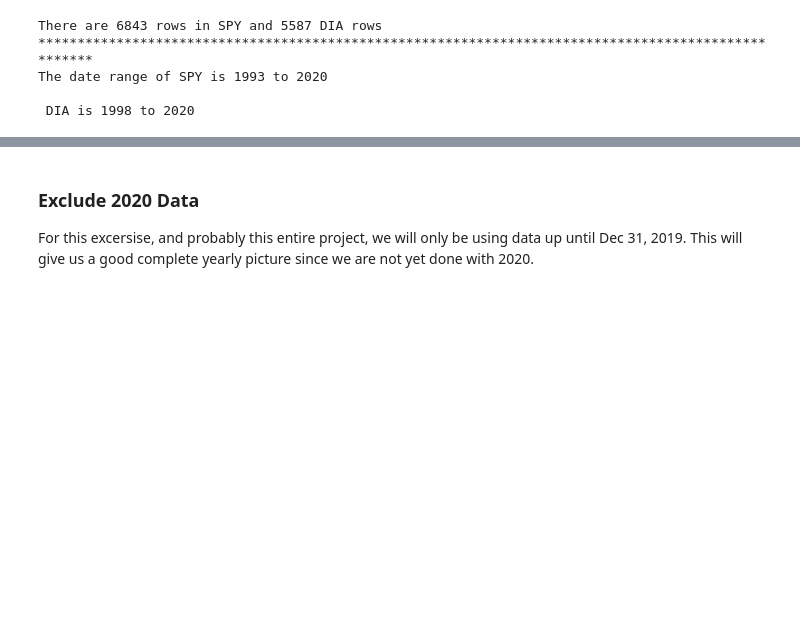
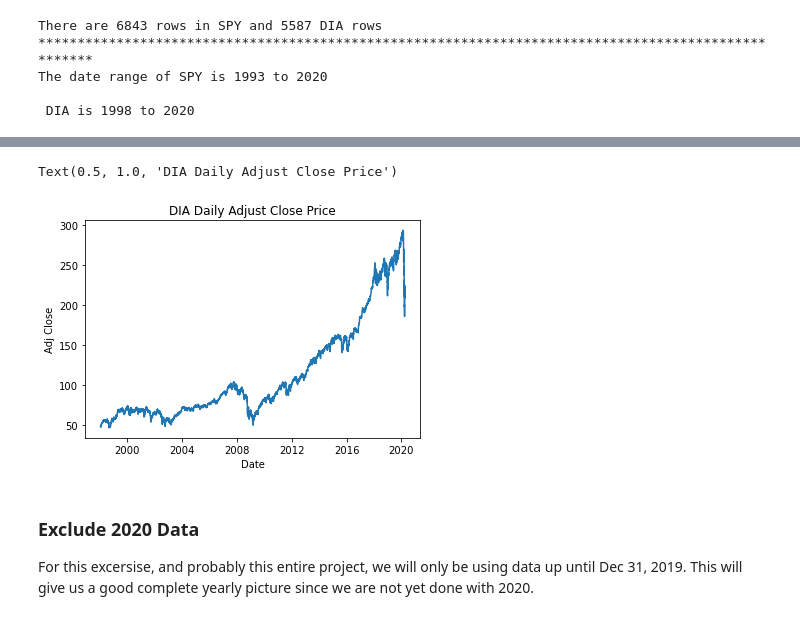
Before and after one commit to bsamaha/SPY-Time-Series-Predictions, a Jupyter notebook: SPY and DIA ETF Analysis.ipynb, the cells around one changed output, grey strips where cells are left out. Cells and saved outputs as stored; diff of their text form; code cells hidden in the pictures; blank space fills up the shorter version.

```diff
--- a/SPY and DIA ETF Analysis.ipynb
+++ b/SPY and DIA ETF Analysis.ipynb
@@ -39,3 +47,10 @@ The date range of SPY is 1993 to 2020
+# %%
+# Plot history of adjusted close price of SPY
+sns.lineplot(x = dia.Date, y=dia['Adj Close'])
+plt.title('DIA Daily Adjust Close Price')
+# %% [output]
+Text(0.5, 1.0, 'DIA Daily Adjust Close Price')
+[figure, added]
 # %% [markdown]
 ### Exclude 2020 Data
 For this excersise, and probably this entire project, we will only be using data up until Dec 31, 2019. This will give us a good complete yearly picture since we are not yet done with 2020.
```
Also changed, not shown: parts of 22 cells of this notebook.
